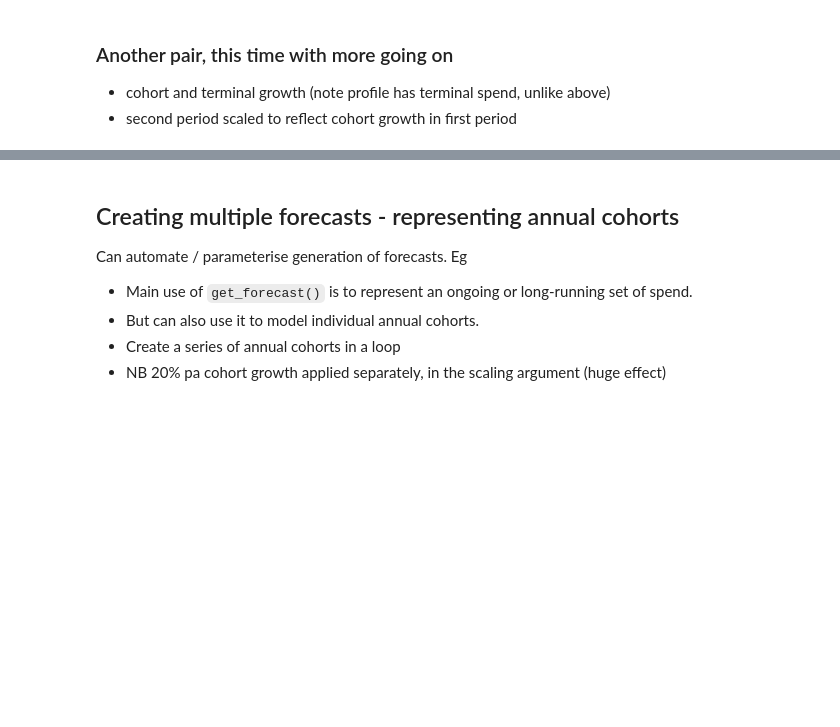
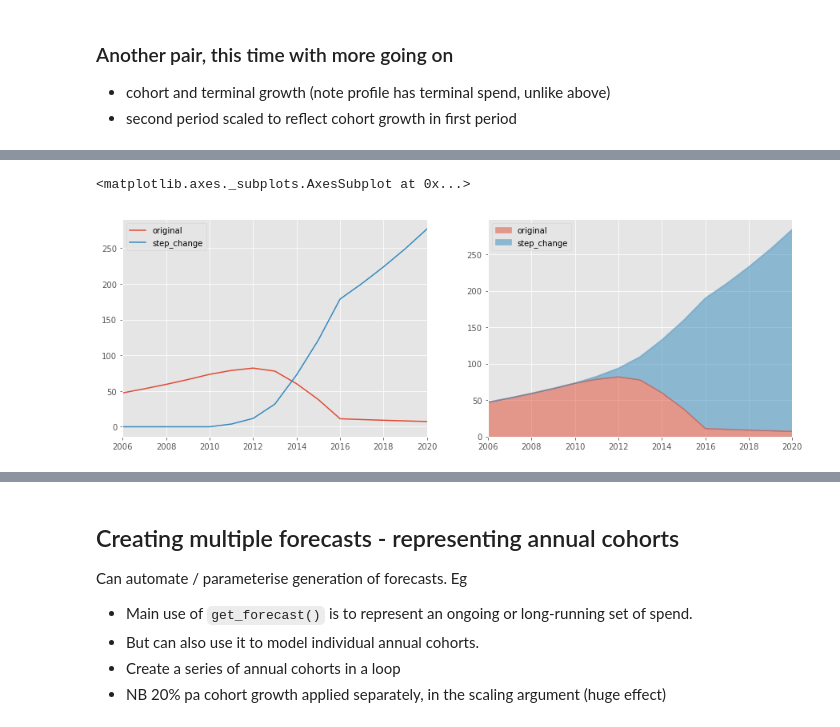
Before and after one commit to opi9a/data_accelerator, a Jupyter notebook: spend_engine_dev.ipynb, the cells around one changed output, grey strips where cells are left out. Drawn from its saved outputs; the diff is of its cells as text; code cells hidden in the pictures; blank space fills up the shorter version.

```diff
--- a/spend_engine_dev.ipynb
+++ b/spend_engine_dev.ipynb
@@ -239,0 +255,11 @@ pd.concat([demo_2a, demo_2b], axis=1).plot(ax=axs[1], kind="area", stacked=True,
+# %%
+step = 1.6 # eg NICE threshold rises from £30k to £50k
+original = get_forecast(test_profile, 2001, 2011, 2006, 2021, 0.1, -0.1, 1, "original")
+step_change = get_forecast(test_profile, 2011, 2021, 2006, 2021, 0.1, -0.1, (1.1**9)*step, "step_change")
+
+fig, axs = plt.subplots(1,2)
+pd.concat([original, step_change], axis=1).plot(ax=axs[0], figsize=(15,5))
+pd.concat([original, step_change], axis=1).plot(ax=axs[1], kind="area", stacked=True, alpha=0.5)
+# %% [output]
+<matplotlib.axes._subplots.AxesSubplot at 0x...>
+[figure, added]
```
Also changed, not shown: parts of 10 cells of this notebook.
